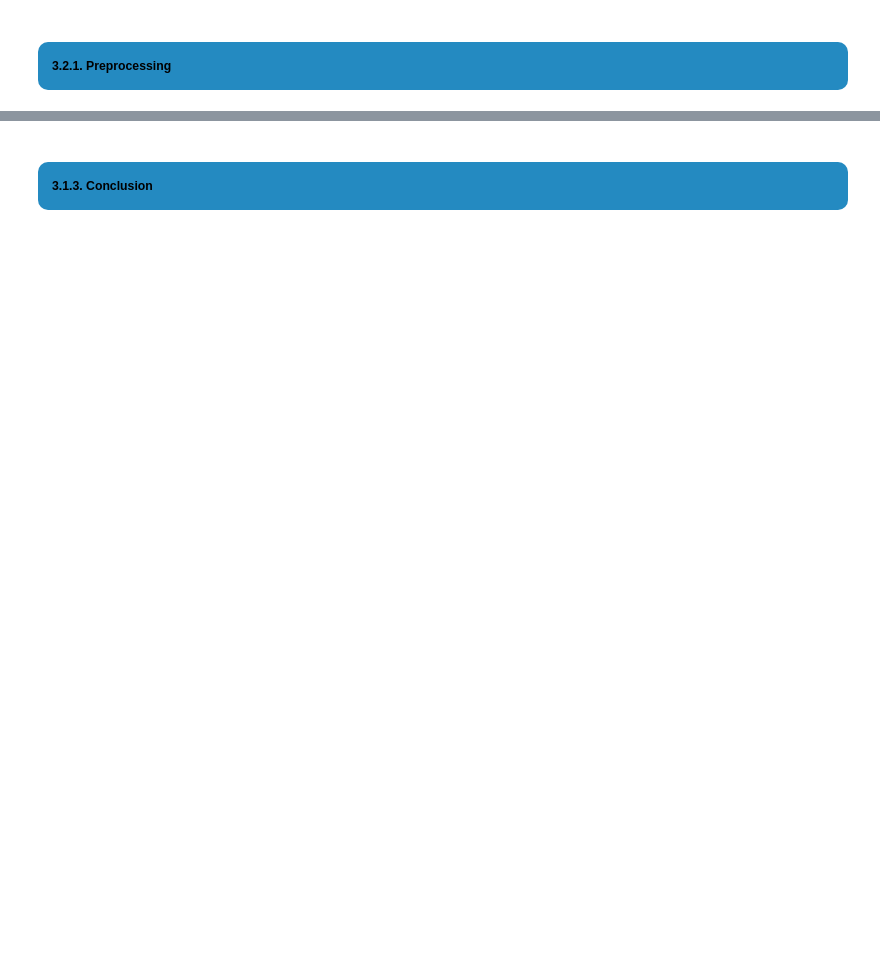
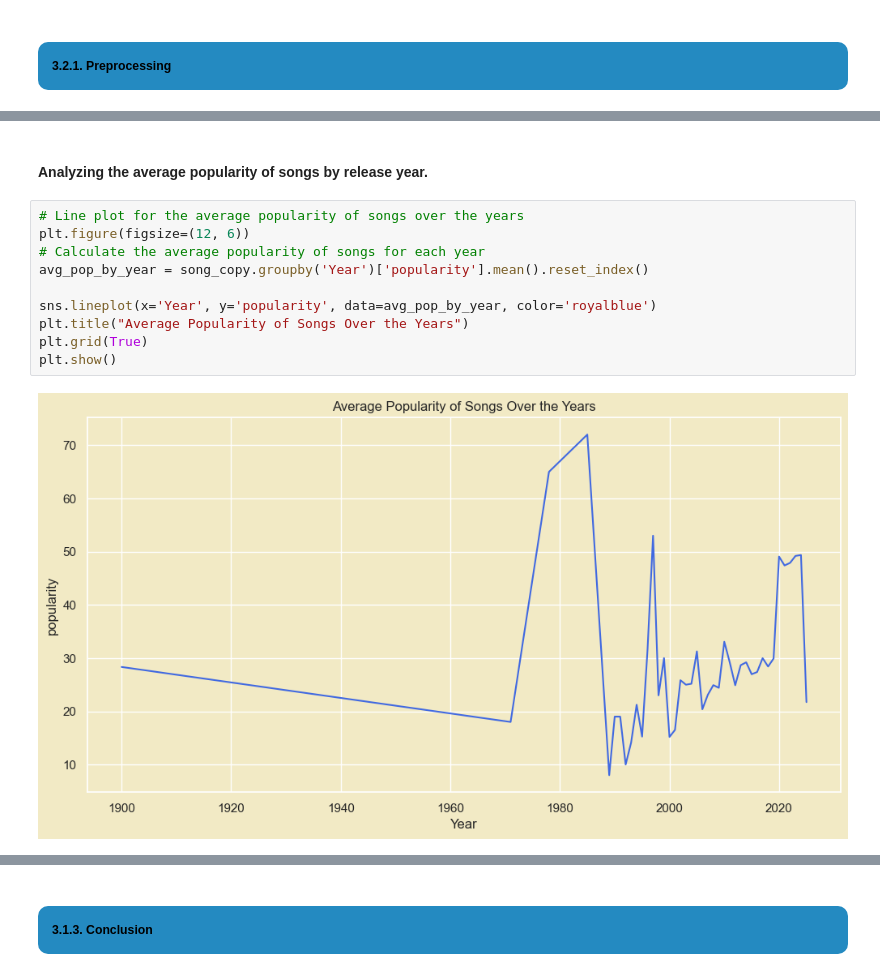
Before and after one commit to truongthuankiet1990gmailcom/Data-Visualization-HW1, a Jupyter notebook: notebook.ipynb, the cells around one changed output, grey strips where cells are left out. Cells and saved outputs as stored; diff of their text form; blank space fills up the shorter version.

```diff
--- a/notebook.ipynb
+++ b/notebook.ipynb
@@ -2783,0 +2892,14 @@ plt.show()
+# %% [markdown]
+#### Analyzing the average popularity of songs by release year.
+# %%
+# Line plot for the average popularity of songs over the years
+plt.figure(figsize=(12, 6))
+# Calculate the average popularity of songs for each year
+avg_pop_by_year = song_copy.groupby('Year')['popularity'].mean().reset_index()
+
+sns.lineplot(x='Year', y='popularity', data=avg_pop_by_year, color='royalblue')
+plt.title("Average Popularity of Songs Over the Years")
+plt.grid(True)
+plt.show()
+# %% [output]
+[figure, added]
```
Also changed, not shown: parts of 20 cells of this notebook.
